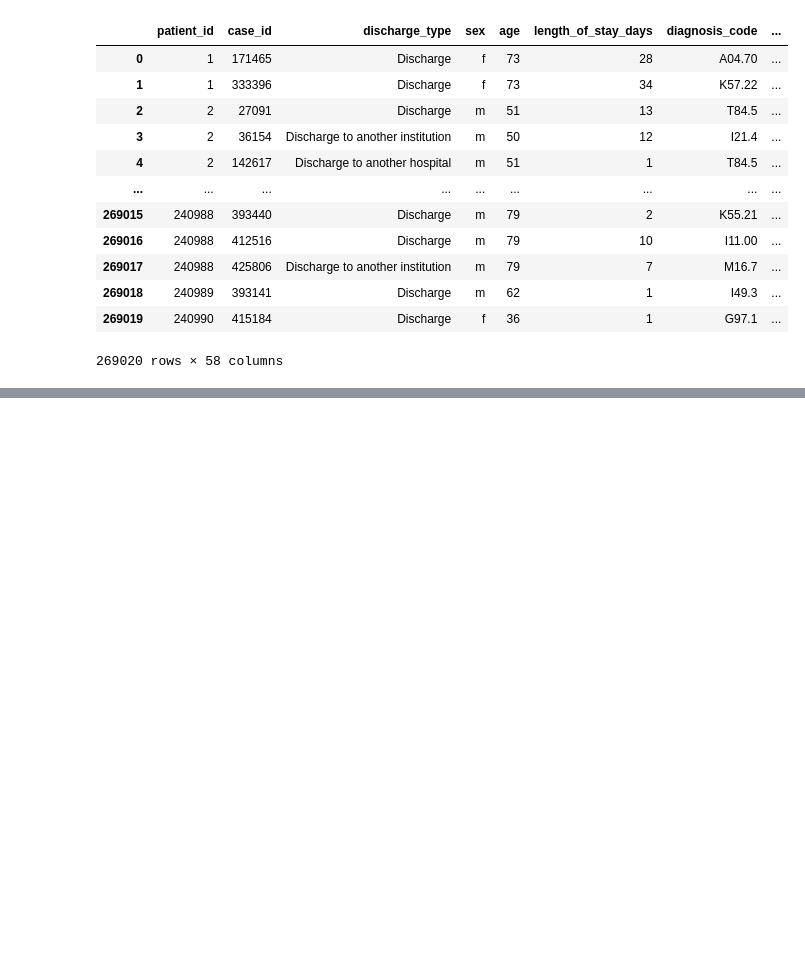
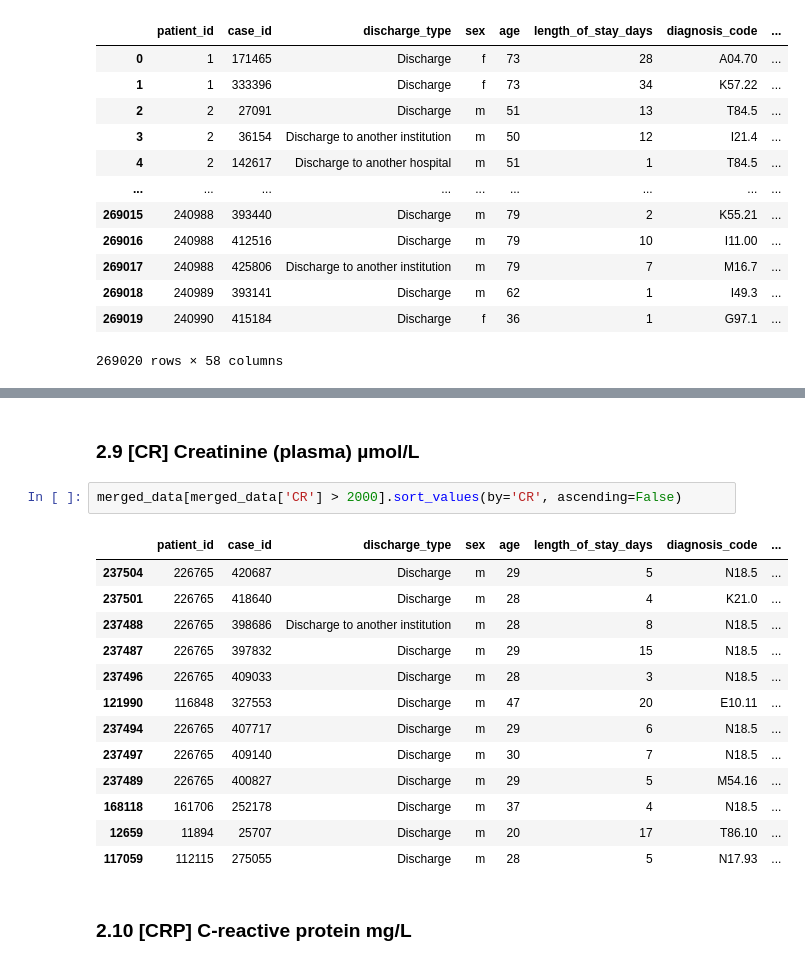
Before and after one commit to Yokopa/hospital-stay-discharge-prediction, a Jupyter notebook: code/4_outlier_analysis.ipynb, the cells around one changed output, grey strips where cells are left out. Saved outputs shown, nothing was run; the diff lists cells and outputs as text; blank space fills up the shorter version.

```diff
--- a/code/4_outlier_analysis.ipynb
+++ b/code/4_outlier_analysis.ipynb
@@ -224,0 +297,20 @@ print(outliers)
+# %% [markdown]
+### 2.9 [CR] Creatinine (plasma) µmol/L
+# %%
+merged_data[merged_data['CR'] > 2000].sort_values(by='CR', ascending=False)
+# %% [output]
+|  | patient_id | case_id | discharge_type | sex | age | length_of_stay_days | diagnosis_code | ... |
+| 237504 | 226765 | 420687 | Discharge | m | 29 | 5 | N18.5 | ... |
+| 237501 | 226765 | 418640 | Discharge | m | 28 | 4 | K21.0 | ... |
+| 237488 | 226765 | 398686 | Discharge to another institution | m | 28 | 8 | N18.5 | ... |
+| 237487 | 226765 | 397832 | Discharge | m | 29 | 15 | N18.5 | ... |
+| 237496 | 226765 | 409033 | Discharge | m | 28 | 3 | N18.5 | ... |
+| 121990 | 116848 | 327553 | Discharge | m | 47 | 20 | E10.11 | ... |
+| 237494 | 226765 | 407717 | Discharge | m | 29 | 6 | N18.5 | ... |
+| 237497 | 226765 | 409140 | Discharge | m | 30 | 7 | N18.5 | ... |
+| 237489 | 226765 | 400827 | Discharge | m | 29 | 5 | M54.16 | ... |
+| 168118 | 161706 | 252178 | Discharge | m | 37 | 4 | N18.5 | ... |
+| 12659 | 11894 | 25707 | Discharge | m | 20 | 17 | T86.10 | ... |
+| 117059 | 112115 | 275055 | Discharge | m | 28 | 5 | N17.93 | ... |
+# %% [markdown]
+### 2.10 [CRP] C-reactive protein mg/L
```
Also changed, not shown: parts of 53 cells of this notebook.
